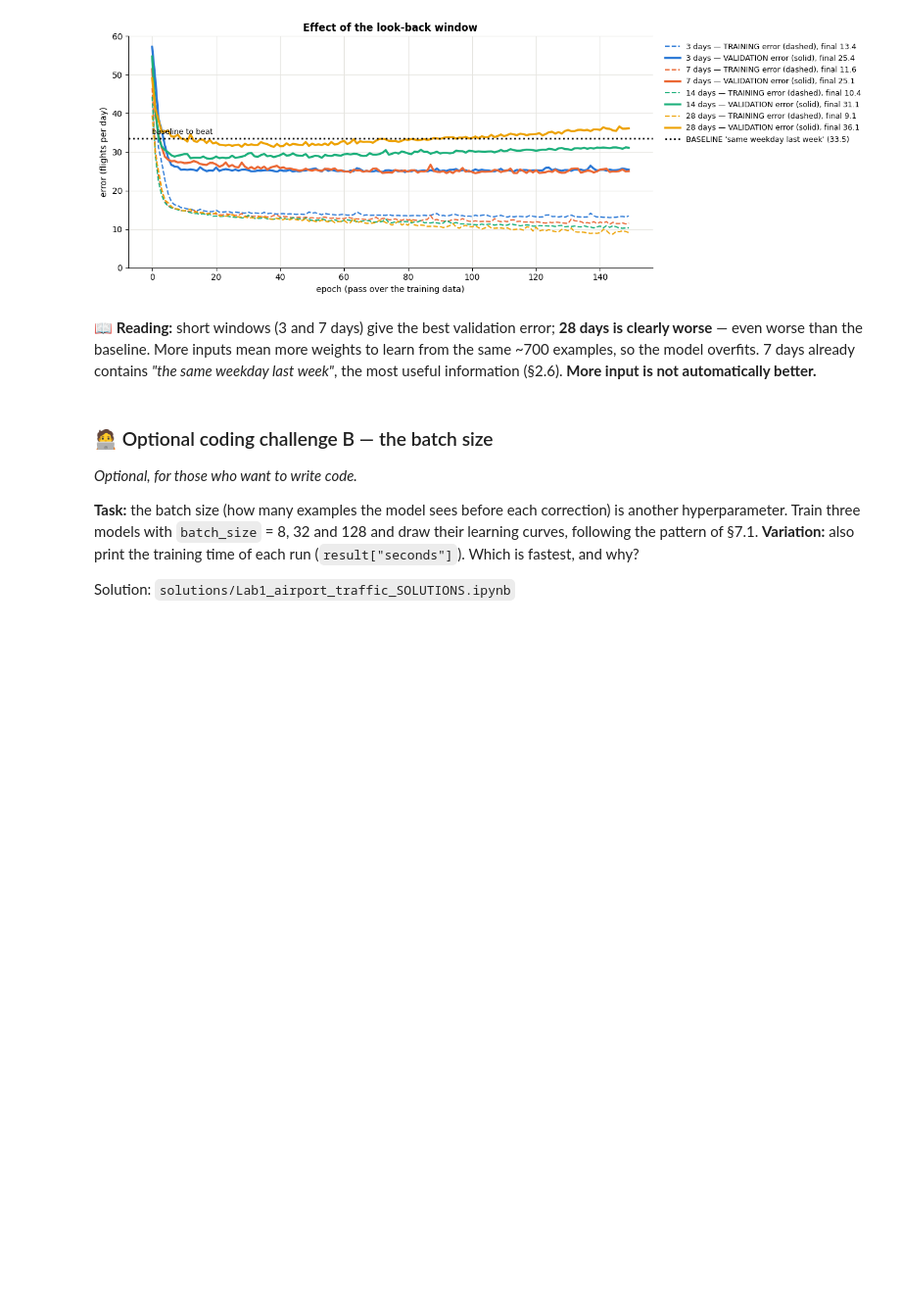
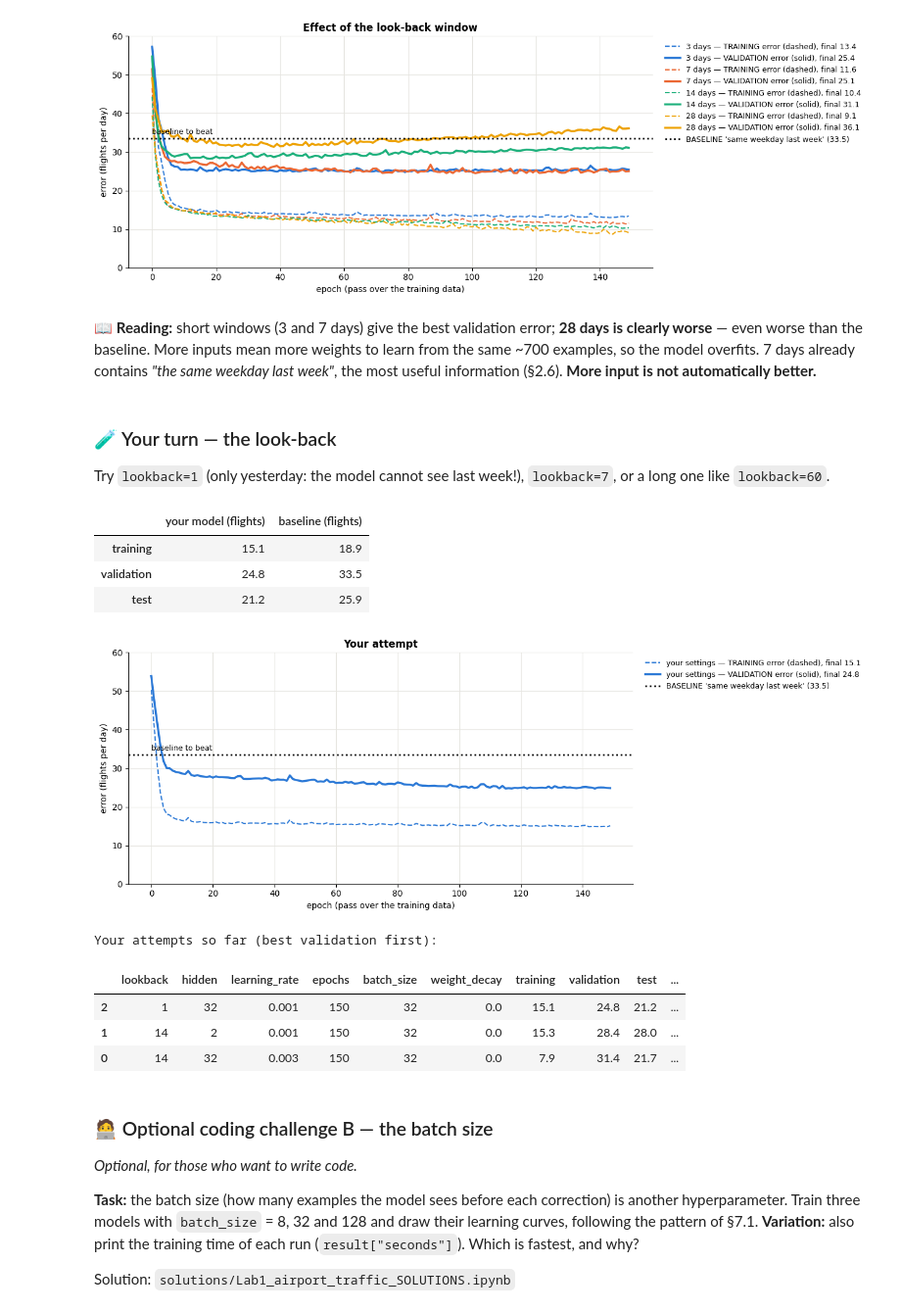
Before and after one commit to dblue-tech/ai-lab, a Jupyter notebook: lab1_airport_traffic/Lab1_airport_traffic.ipynb, the cells around one changed output. Shown at 98% size. Drawn from its saved outputs; the diff is of its cells as text; code cells hidden in the pictures; blank space fills up the shorter version.

```diff
--- a/lab1_airport_traffic/Lab1_airport_traffic.ipynb
+++ b/lab1_airport_traffic/Lab1_airport_traffic.ipynb
@@ -869,6 +962,22 @@ plot_learning_curves(lookback_results, lookback_labels, "Effect of the look-back
 📖 **Reading:** short windows (3 and 7 days) give the best validation error; **28 days is clearly worse** — even worse than the baseline.
 More inputs mean more weights to learn from the same ~700 examples, so the model overfits. 7 days already contains *"the same weekday last week"*, the most useful information (§2.6).
 **More input is not automatically better.**
+# %% [markdown]
+### 🧪 Your turn — the look-back
+Try `lookback=1` (only yesterday: the model cannot see last week!), `lookback=7`, or a long one like `lookback=60`.
+# %%
+try_settings(lookback=1)                                         # 🧪 change the number and run again
+# %% [output]
+|  | your model (flights) | baseline (flights) |
+| training | 15.1 | 18.9 |
+| validation | 24.8 | 33.5 |
+| test | 21.2 | 25.9 |
+[figure, added]
+Your attempts so far (best validation first):
+|  | lookback | hidden | learning_rate | epochs | batch_size | weight_decay | training | validation | test | ... |
+| 2 | 1 | 32 | 0.001 | 150 | 32 | 0.0 | 15.1 | 24.8 | 21.2 | ... |
+| 1 | 14 | 2 | 0.001 | 150 | 32 | 0.0 | 15.3 | 28.4 | 28.0 | ... |
+| 0 | 14 | 32 | 0.003 | 150 | 32 | 0.0 | 7.9 | 31.4 | 21.7 | ... |
 # %% [markdown]
 ### 🧑‍💻 Optional coding challenge B — the batch size
 *Optional, for those who want to write code.*
```
Also changed, not shown: parts of 12 cells of this notebook, 14 other files.
